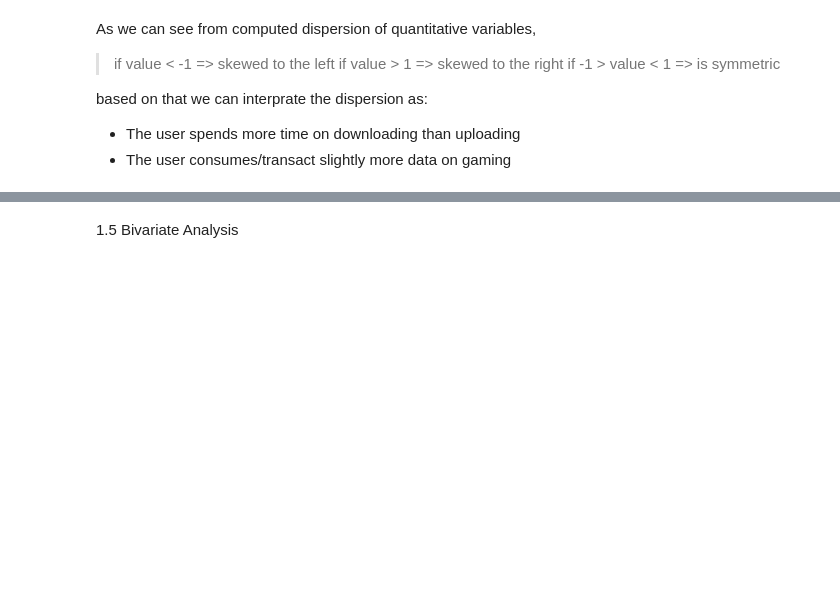
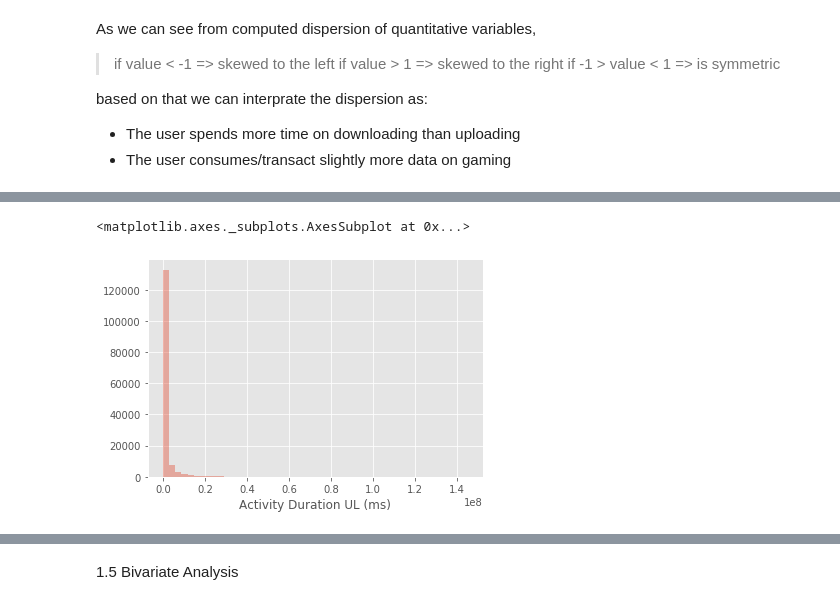
Before and after one commit to andyalex234/Telecom_User_Analytics, a Jupyter notebook: notebooks/user_overview_analysis.ipynb, the cells around one changed output, grey strips where cells are left out. Drawn from its saved outputs; the diff is of its cells as text; code cells hidden in the pictures; blank space fills up the shorter version.

```diff
--- a/notebooks/user_overview_analysis.ipynb
+++ b/notebooks/user_overview_analysis.ipynb
@@ -461,0 +495,6 @@ based on that we can interprate the dispersion as:
+# %%
+
+sns.distplot(df['Activity Duration UL (ms)'], kde=False)
+# %% [output]
+<matplotlib.axes._subplots.AxesSubplot at 0x...>
+[figure, added]
```
Also changed, not shown: parts of 19 cells of this notebook, 3 other files.
